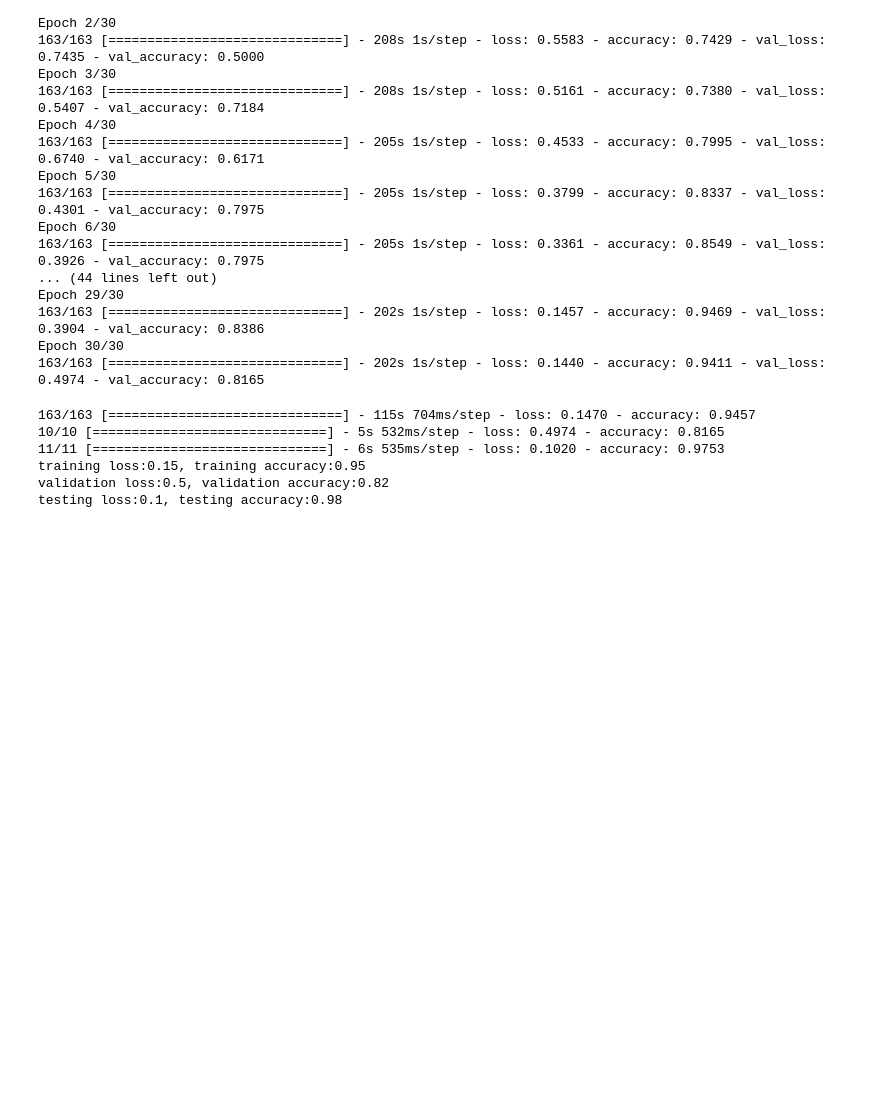
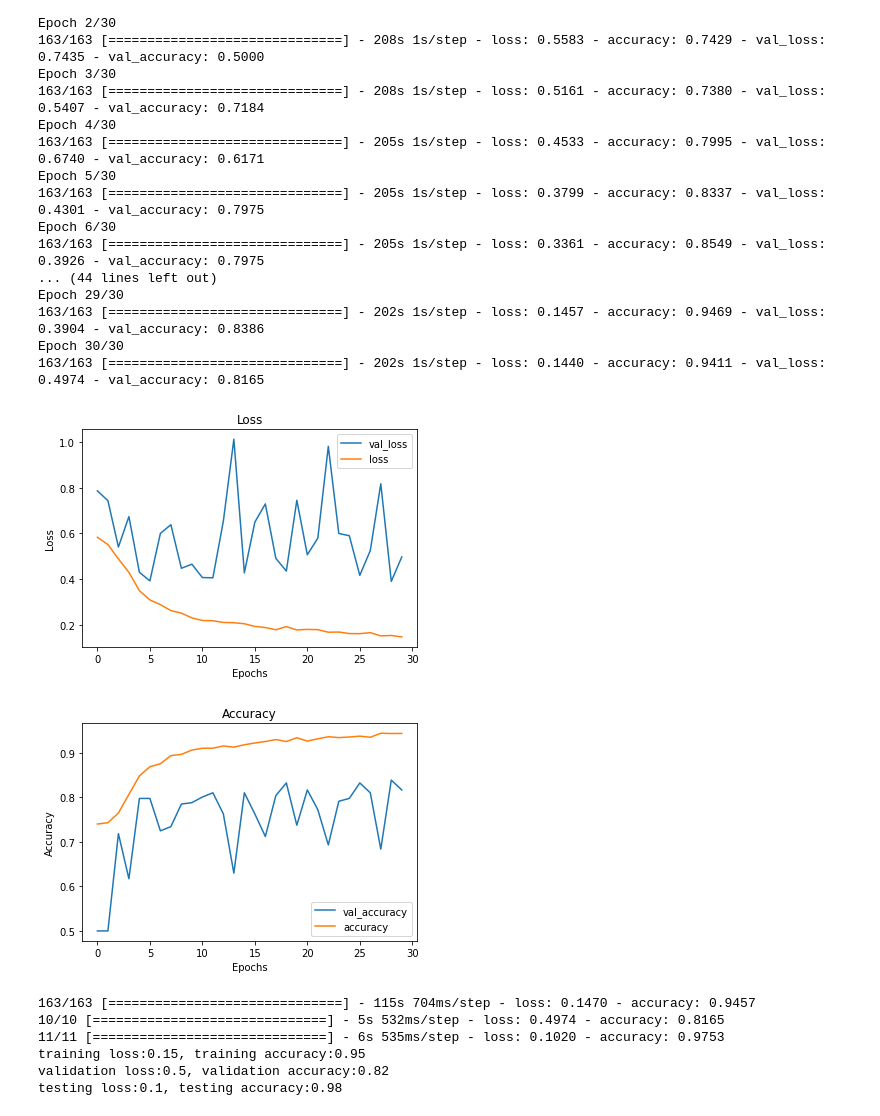
Before and after one commit to Sammyknee/pneumonia_image_classification, a Jupyter notebook: Pneumonia_Classification_Notebook.ipynb, the cells around one changed output. Cells and saved outputs as stored; diff of their text form; code cells hidden in the pictures; blank space fills up the shorter version.

```diff
--- a/Pneumonia_Classification_Notebook.ipynb
+++ b/Pneumonia_Classification_Notebook.ipynb
@@ -941,6 +941,11 @@ Epoch 29/30
 163/163 [==============================] - 202s 1s/step - loss: 0.1457 - accuracy: 0.9469 - val_loss: 0.3904 - val_accuracy: 0.8386
 Epoch 30/30
 163/163 [==============================] - 202s 1s/step - loss: 0.1440 - accuracy: 0.9411 - val_loss: 0.4974 - val_accuracy: 0.8165
+# %%
+visualize_training_results(history_9)
+# %% [output]
+[figure, added]
+[figure, added]
 # %%
 cnn_model_results(model_9)
 # %% [output]
```
Also changed, not shown: parts of 3 cells of this notebook, 1 other file.
